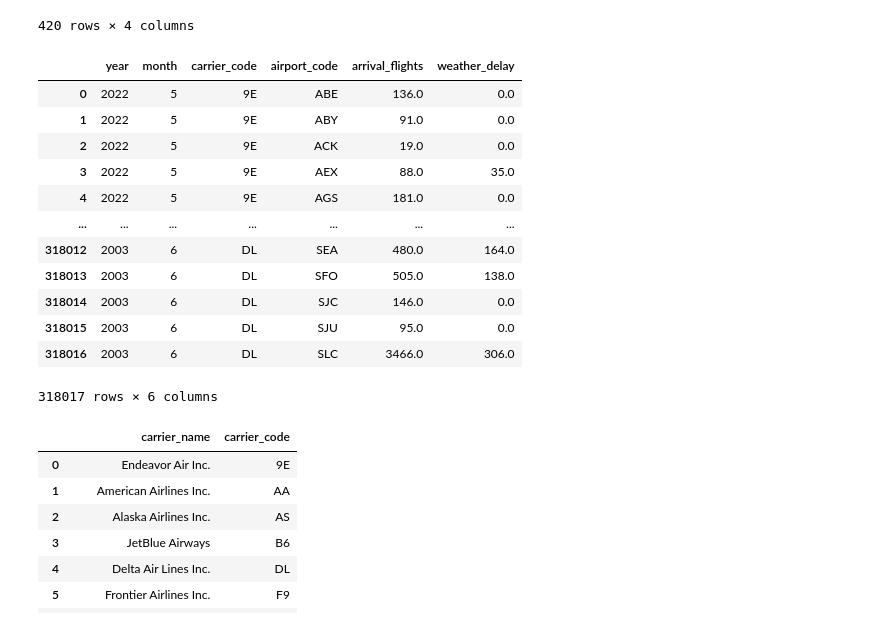
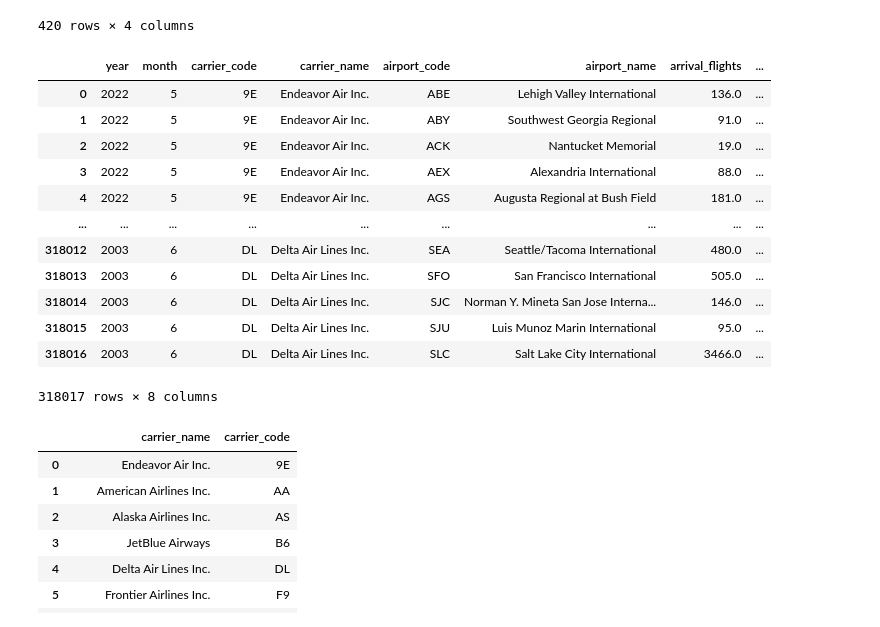
Before and after one commit to Nerdosth/Airline-Weather-Delays, a Jupyter notebook: Airline_Delay_Data.ipynb, the cells around one changed output. Drawn from its saved outputs; the diff is of its cells as text; code cells hidden in the pictures.

```diff
--- a/Airline_Delay_Data.ipynb
+++ b/Airline_Delay_Data.ipynb
@@ -86,25 +86,25 @@ airport_df
 # %%
 #create a dataframe for monthly data enteries of weather delays by carrier and airport.
 # 1. Grab only the columns of data we need.
 # 2. Rename columns to better describe the data
 
-delay_data_df = data_df[['year', 'month', 'carrier', 'airport', 'arr_flights', 'weather_delay']]
+delay_data_df = data_df[['year', 'month', 'carrier', 'carrier_name', 'airport', 'airport_name', 'arr_flights', 'weather_delay']]
 delay_data_df = pd.DataFrame(delay_data_df.rename(columns={'carrier':'carrier_code', 'airport':'airport_code', 'arr_flights':'arrival_flights'}))
 delay_data_df
 # %% [output]
-|  | year | month | carrier_code | airport_code | arrival_flights | weather_delay |
-| 0 | 2022 | 5 | 9E | ABE | 136.0 | 0.0 |
-| 1 | 2022 | 5 | 9E | ABY | 91.0 | 0.0 |
-| 2 | 2022 | 5 | 9E | ACK | 19.0 | 0.0 |
-| 3 | 2022 | 5 | 9E | AEX | 88.0 | 35.0 |
-| 4 | 2022 | 5 | 9E | AGS | 181.0 | 0.0 |
-| ... | ... | ... | ... | ... | ... | ... |
-| 318012 | 2003 | 6 | DL | SEA | 480.0 | 164.0 |
-| 318013 | 2003 | 6 | DL | SFO | 505.0 | 138.0 |
-| 318014 | 2003 | 6 | DL | SJC | 146.0 | 0.0 |
-| 318015 | 2003 | 6 | DL | SJU | 95.0 | 0.0 |
-| 318016 | 2003 | 6 | DL | SLC | 3466.0 | 306.0 |
+|  | year | month | carrier_code | carrier_name | airport_code | airport_name | arrival_flights | ... |
+| 0 | 2022 | 5 | 9E | Endeavor Air Inc. | ABE | Lehigh Valley International | 136.0 | ... |
+| 1 | 2022 | 5 | 9E | Endeavor Air Inc. | ABY | Southwest Georgia Regional | 91.0 | ... |
+| 2 | 2022 | 5 | 9E | Endeavor Air Inc. | ACK | Nantucket Memorial | 19.0 | ... |
+| 3 | 2022 | 5 | 9E | Endeavor Air Inc. | AEX | Alexandria International | 88.0 | ... |
+| 4 | 2022 | 5 | 9E | Endeavor Air Inc. | AGS | Augusta Regional at Bush Field | 181.0 | ... |
+| ... | ... | ... | ... | ... | ... | ... | ... | ... |
+| 318012 | 2003 | 6 | DL | Delta Air Lines Inc. | SEA | Seattle/Tacoma International | 480.0 | ... |
+| 318013 | 2003 | 6 | DL | Delta Air Lines Inc. | SFO | San Francisco International | 505.0 | ... |
+| 318014 | 2003 | 6 | DL | Delta Air Lines Inc. | SJC | Norman Y. Mineta San Jose Interna... | 146.0 | ... |
+| 318015 | 2003 | 6 | DL | Delta Air Lines Inc. | SJU | Luis Munoz Marin International | 95.0 | ... |
+| 318016 | 2003 | 6 | DL | Delta Air Lines Inc. | SLC | Salt Lake City International | 3466.0 | ... |
-318017 rows × 6 columns
+318017 rows × 8 columns
 # %%
 #create database for carrier name and code
 carrier_df = data_df.drop_duplicates(["carrier_name", "carrier"]).reset_index(drop=True)[["carrier_name", "carrier"]]
```
Also changed, not shown: parts of 5 cells of this notebook, 4 other files.
